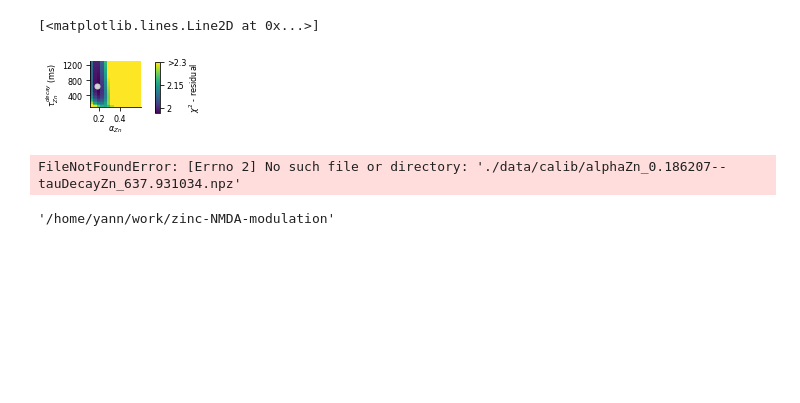
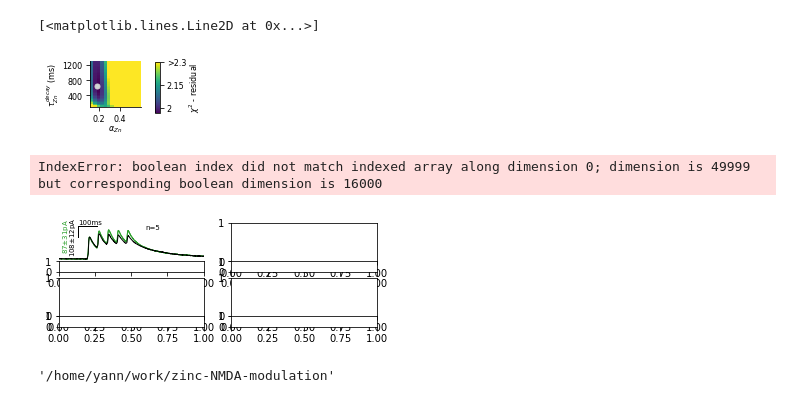
Before and after one commit to yzerlaut/zinc-NMDA-modulation, a Jupyter notebook: model-calibration/free-zinc.ipynb, the cells around one changed output. Cells and saved outputs as stored; diff of their text form; code cells hidden in the pictures; blank space fills up the shorter version.

```diff
--- a/model-calibration/free-zinc.ipynb
+++ b/model-calibration/free-zinc.ipynb
@@ -190,8 +209,8 @@ from analyz.IO.npz import load_dict
 
 
 SUFFIX = ''
-MDATA = {'free':load_dict(load_dict('./'+load_dict('./data/calib/best-freeZn-config.npz')['filename'])),
-         'chelated':load_dict(load_dict('./'+load_dict('./data/best_chelatedZn_config.npz')['filename']))}
+MDATA = {'free':load_dict('./'+load_dict('./data/calib/best-freeZn-config.npz')['filename']),
+         'chelated':load_dict('./'+load_dict('./data/best_chelatedZn_config.npz')['filename'])}
 FDATA = load_dict('./data/full_data_for_calibration.npz')
 
 figII, AX = ge.figure(axes_extents=[[[1,7],[1,7]],
@@ -257,34 +276,35 @@ for cond, ax, ax1, ax2, ax3, I0, t0, DI, T in zip(['20Hz_protocol', '3Hz_protoco
                 xycoords='data', rotation=90, ha='right', va='bottom', size='small',
                 color=ge.green)
 
     if cond is '20Hz_protocol':
         ge.set_plot(ax2,[], xlim=[MDATA['free']['t'][tcond][0], MDATA['free']['t'][tcond][-1]], ylim=[-.1,1.5])
     else:
         ge.set_plot(ax2,[], xlim=[MDATA['free']['t'][tcond][0], MDATA['free']['t'][tcond][-1]])
 
     x, y = [MDATA['free']['t'][tcond][0]], [0]
     for e, n in zip(MDATA['free']['events'], MDATA['free']['Npicked']):
         x += [e,e,e]
         y += [0,n,0]
     x += [MDATA['free']['t'][tcond][-1]]
     y += [0]
     x, y = np.array(x), np.array(y)
     tcond = (x>=MDATA['free']['t'][tcond][0]) & (x<=MDATA['free']['t'][tcond][-1])
     ax1.plot(x[tcond], y[tcond], 'k-', lw=1)
     ax3.plot(x[tcond], y[tcond], lw=1, color=ge.purple)
     ge.set_plot(ax1,[], xlim=[x[tcond][0],x[tcond][-1]], ylim=[-1,np.max(MDATA['free']['Npicked'])+2])
     ge.set_plot(ax3,[], xlim=[x[tcond][0],x[tcond][-1]], ylim=[-1,np.max(MDATA['free']['Npicked'])+2])
 
 ge.plot(AX[4][0].get_xlim()[1]*.99*np.ones(2), [3,8], ax=AX[4][0], no_set=True)
 ge.annotate(AX[4][0], '5 syn.', (1.,0.2), size='small')
 ge.annotate(AX[0][0], 'data', (.8,.5), italic=True, bold=True, size='large')
 ge.annotate(AX[3][0], 'model', (.8,.5), italic=True, bold=True, size='large')
 ge.annotate(AX[1][0], 'electrical stim.', (1.,.1), ha='right', size='small')
 ge.annotate(AX[4][0], 'Glut. events', (.9,.1), ha='right', size='small', color=ge.purple)
 #ge.savefig(fig, 'model-calibration/figures/fig41.svg')
 #ge.savefig(fig, 'figures/calibration.png')
 # %% [output]
-FileNotFoundError: [Errno 2] No such file or directory: './data/calib/alphaZn_0.186207--tauDecayZn_637.931034.npz'
+IndexError: boolean index did not match indexed array along dimension 0; dimension is 49999 but corresponding boolean dimension is 16000
+[figure, added]
 # %%
 ls data/calib/alp
 # %% [output]
```
Also changed, not shown: parts of 5 cells of this notebook, 1 other file.
